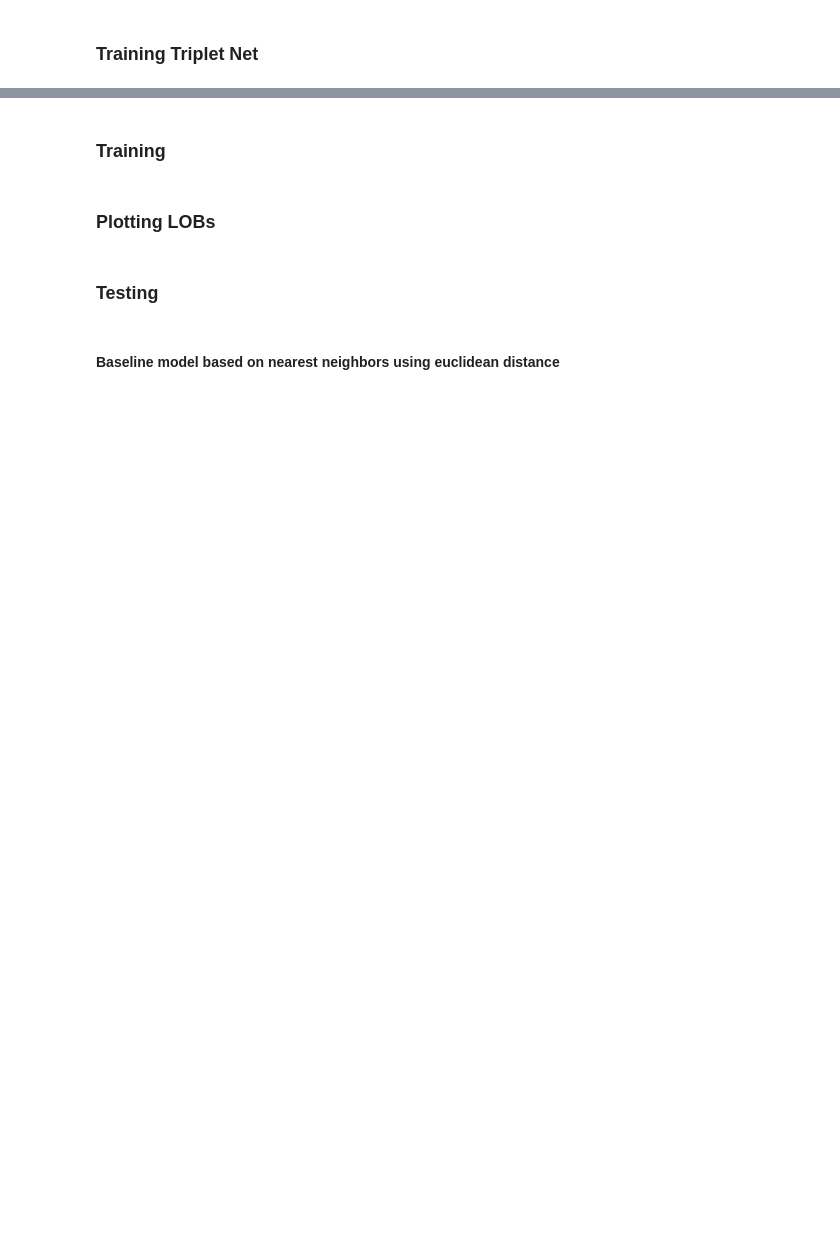
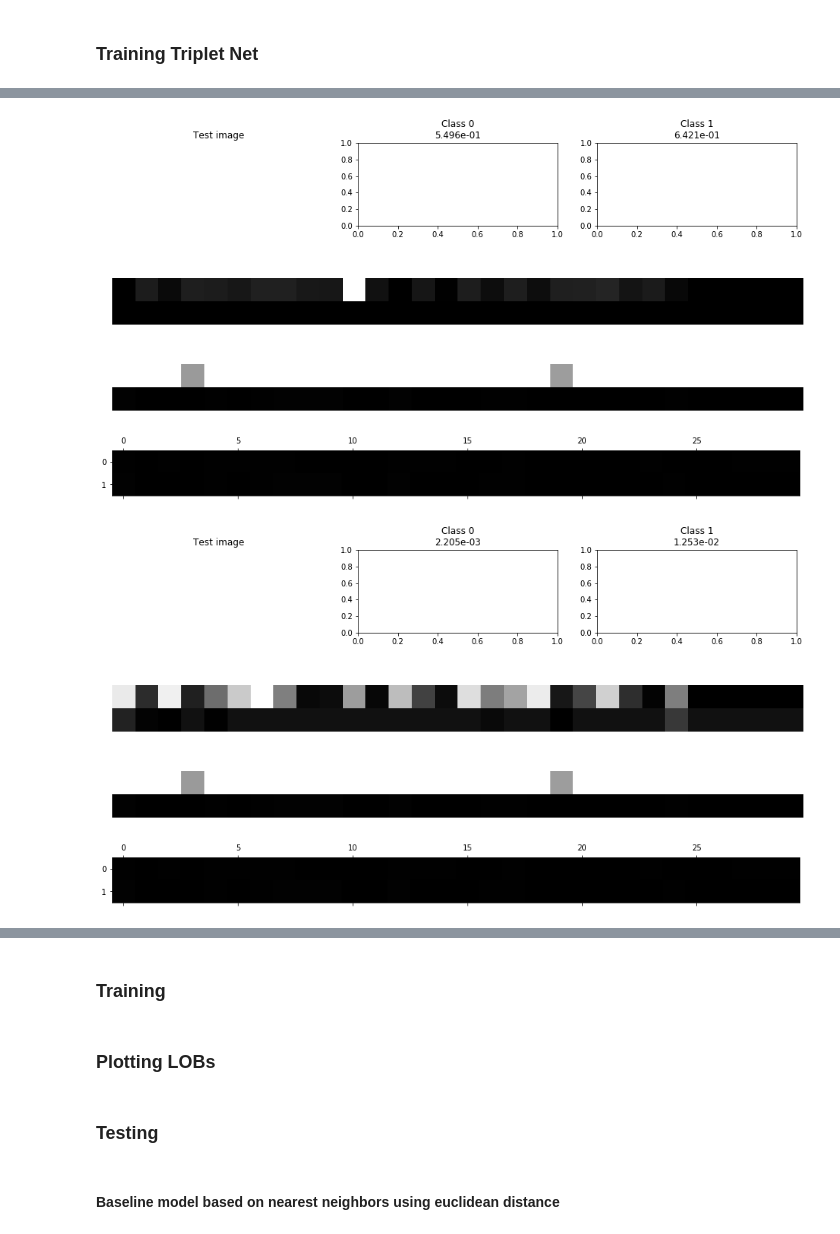
Before and after one commit to solitudeforsanity/LimitOrderBookPatterns, a Jupyter notebook: src/notebooks/Spoof_Detection_Siamese_Net.ipynb, the cells around one changed output, grey strips where cells are left out. Drawn from its saved outputs; the diff is of its cells as text; code cells hidden in the pictures; blank space fills up the shorter version.

```diff
--- a/src/notebooks/Spoof_Detection_Siamese_Net.ipynb
+++ b/src/notebooks/Spoof_Detection_Siamese_Net.ipynb
@@ -361,0 +568,12 @@ def triplet_loss(y_true, y_pred, alpha = 0.2):
+# %%
+for i in range(2):
+    DrawTestImage(build_embedding,np.expand_dims(list_of_train[i][230,:,:,:],axis=0))
+# %% [output]
+[figure, added]
+[figure, added]
+[figure, added]
+[figure, added]
+[figure, added]
+[figure, added]
+[figure, added]
+[figure, added]
```
Also changed, not shown: parts of 33 cells of this notebook.
